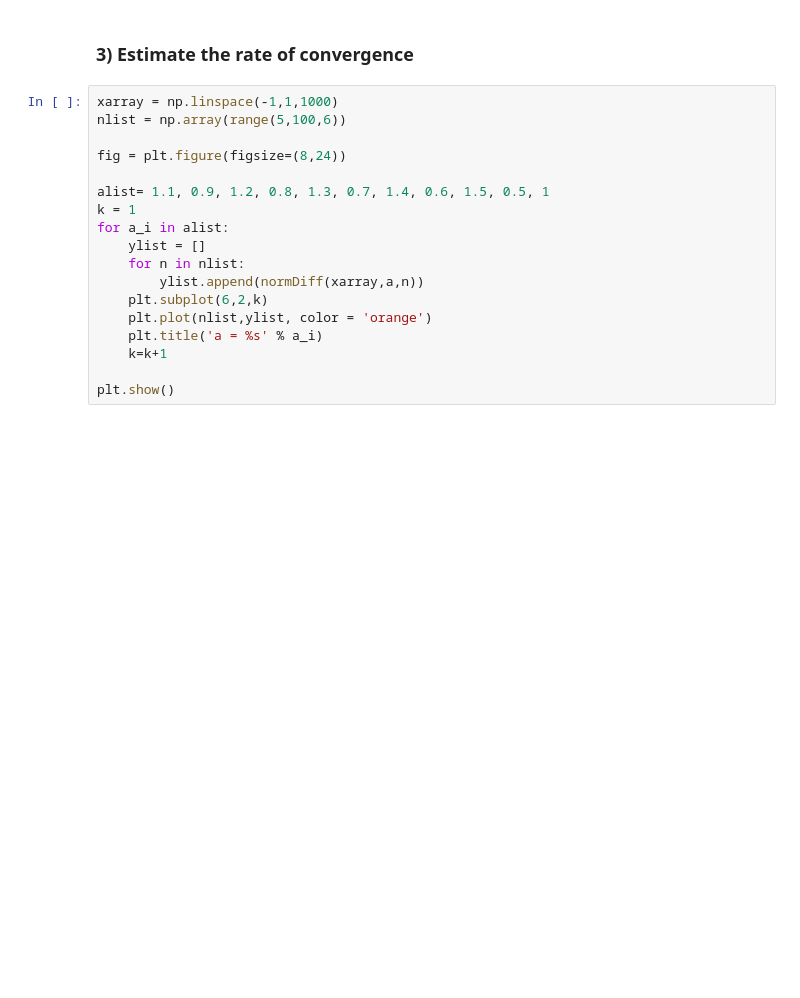
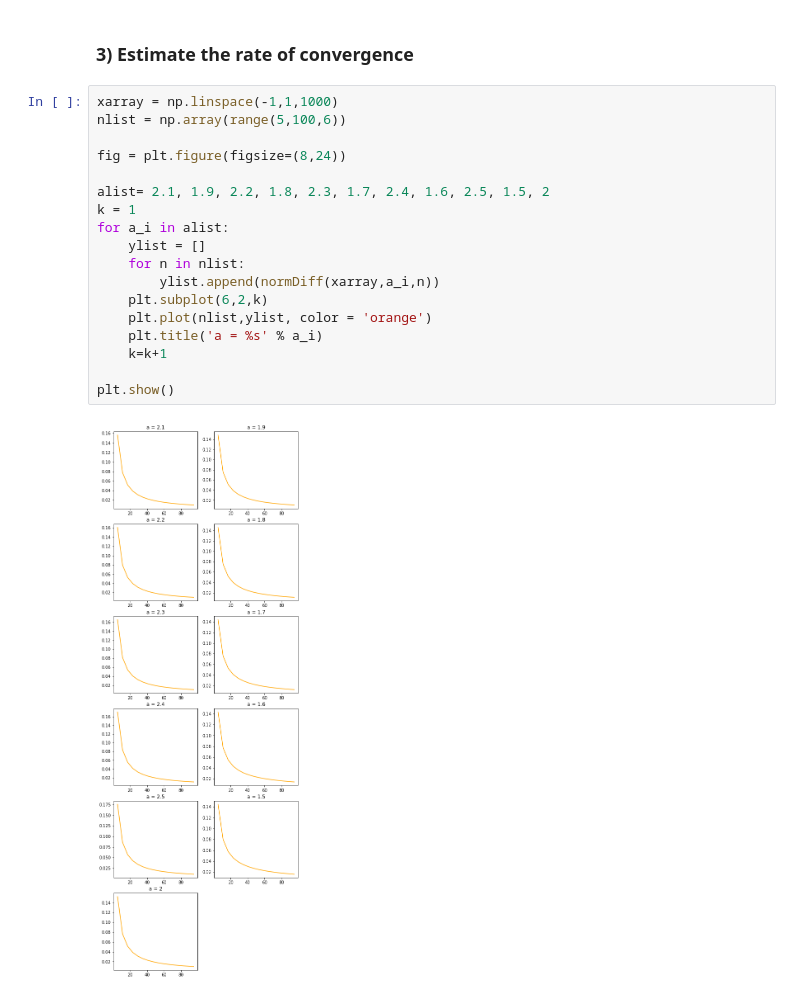
Before and after one commit to cjkim3728/Final-Lab, a Jupyter notebook: final lab.ipynb, the cells around one changed output. Cells and saved outputs as stored; diff of their text form; blank space fills up the shorter version.

```diff
--- a/final lab.ipynb
+++ b/final lab.ipynb
@@ -1009,18 +1064,20 @@ def normDiff(xlist,a,n):
 # %%
 xarray = np.linspace(-1,1,1000)
 nlist = np.array(range(5,100,6))
 
 fig = plt.figure(figsize=(8,24))
 
-alist= 1.1, 0.9, 1.2, 0.8, 1.3, 0.7, 1.4, 0.6, 1.5, 0.5, 1
+alist= 2.1, 1.9, 2.2, 1.8, 2.3, 1.7, 2.4, 1.6, 2.5, 1.5, 2
 k = 1
 for a_i in alist:
     ylist = []
     for n in nlist:
-        ylist.append(normDiff(xarray,a,n))
+        ylist.append(normDiff(xarray,a_i,n))
     plt.subplot(6,2,k)
     plt.plot(nlist,ylist, color = 'orange')
     plt.title('a = %s' % a_i)
     k=k+1
 
 plt.show()
+# %% [output]
+[figure, added]
```
Also changed, not shown: parts of 34 cells of this notebook.
